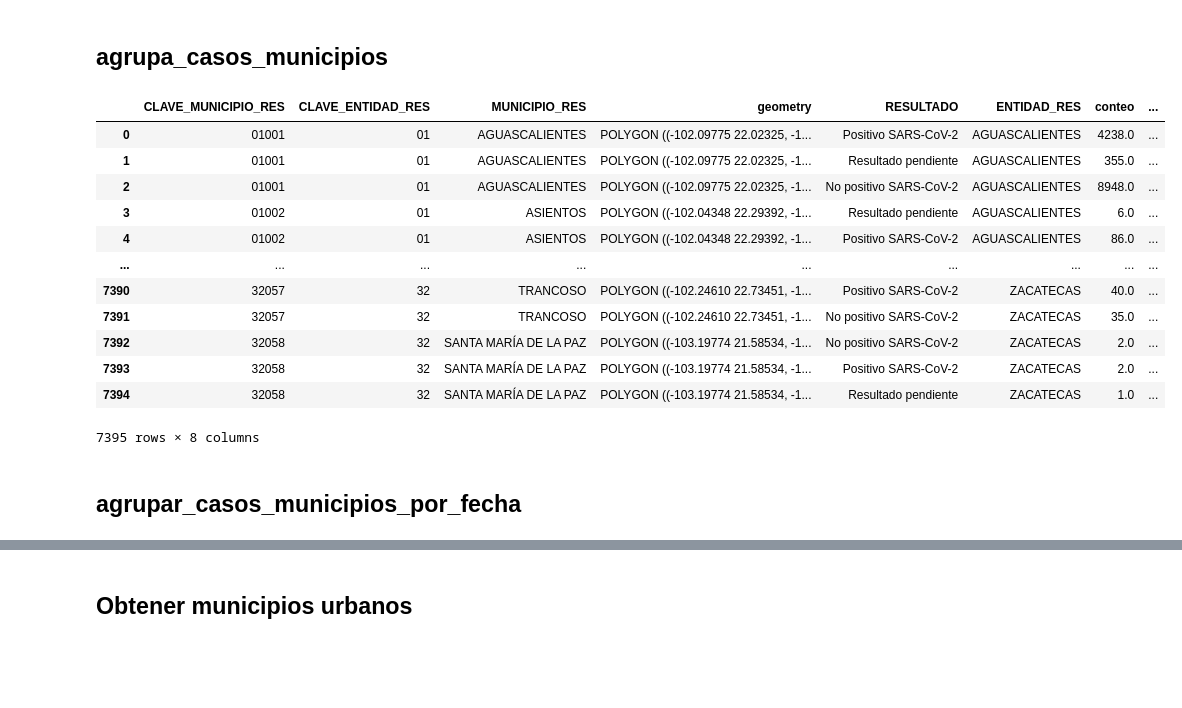
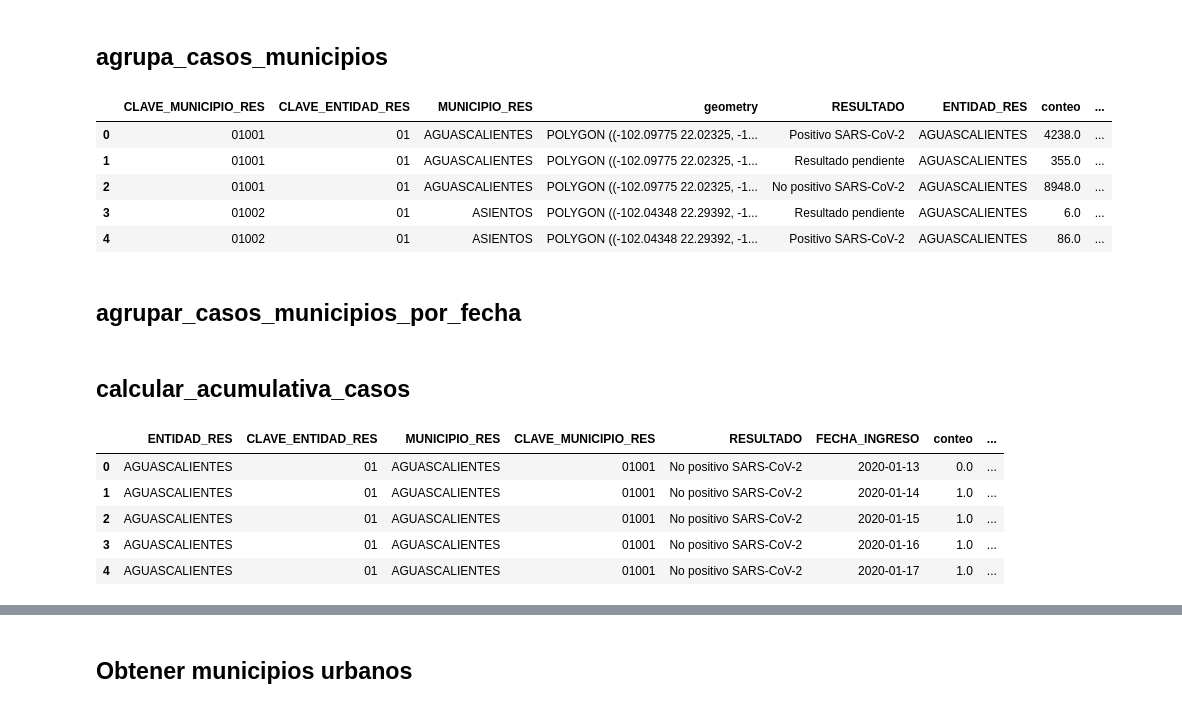
Before and after one commit to rausial/covid19_vulnerabilidad_mex, a Jupyter notebook: 00_datos.ipynb, the cells around one changed output, grey strips where cells are left out. Saved outputs shown, nothing was run; the diff lists cells and outputs as text; code cells hidden in the pictures; blank space fills up the shorter version.

```diff
--- a/00_datos.ipynb
+++ b/00_datos.ipynb
@@ -211 +209,4 @@ casos_df = carga_datos_covid19_MX(resolver_claves='si_no_binarias')
+# %%
+ayer = date.today() - timedelta(days=1)
+casos_df = carga_datos_covid19_MX(fecha=ayer.strftime('%y%m%d'), resolver_claves='si_no_binarias')
 # %%
@@ -315,21 +310,14 @@ def agrupa_casos_municipios(casos_df):
 # %%
 casos_municipales = agrupa_casos_municipios(casos_df)
 # %%
-casos_municipales
+casos_municipales.head()
 # %% [output]
 |  | CLAVE_MUNICIPIO_RES | CLAVE_ENTIDAD_RES | MUNICIPIO_RES | geometry | RESULTADO | ENTIDAD_RES | conteo | ... |
 | 0 | 01001 | 01 | AGUASCALIENTES | POLYGON ((-102.09775 22.02325, -1... | Positivo SARS-CoV-2 | AGUASCALIENTES | 4238.0 | ... |
 | 1 | 01001 | 01 | AGUASCALIENTES | POLYGON ((-102.09775 22.02325, -1... | Resultado pendiente | AGUASCALIENTES | 355.0 | ... |
 | 2 | 01001 | 01 | AGUASCALIENTES | POLYGON ((-102.09775 22.02325, -1... | No positivo SARS-CoV-2 | AGUASCALIENTES | 8948.0 | ... |
 | 3 | 01002 | 01 | ASIENTOS | POLYGON ((-102.04348 22.29392, -1... | Resultado pendiente | AGUASCALIENTES | 6.0 | ... |
 | 4 | 01002 | 01 | ASIENTOS | POLYGON ((-102.04348 22.29392, -1... | Positivo SARS-CoV-2 | AGUASCALIENTES | 86.0 | ... |
-| ... | ... | ... | ... | ... | ... | ... | ... | ... |
-| 7390 | 32057 | 32 | TRANCOSO | POLYGON ((-102.24610 22.73451, -1... | Positivo SARS-CoV-2 | ZACATECAS | 40.0 | ... |
-| 7391 | 32057 | 32 | TRANCOSO | POLYGON ((-102.24610 22.73451, -1... | No positivo SARS-CoV-2 | ZACATECAS | 35.0 | ... |
-| 7392 | 32058 | 32 | SANTA MARÍA DE LA PAZ | POLYGON ((-103.19774 21.58534, -1... | No positivo SARS-CoV-2 | ZACATECAS | 2.0 | ... |
-| 7393 | 32058 | 32 | SANTA MARÍA DE LA PAZ | POLYGON ((-103.19774 21.58534, -1... | Positivo SARS-CoV-2 | ZACATECAS | 2.0 | ... |
-| 7394 | 32058 | 32 | SANTA MARÍA DE LA PAZ | POLYGON ((-103.19774 21.58534, -1... | Resultado pendiente | ZACATECAS | 1.0 | ... |
-7395 rows × 8 columns
 # %% [markdown]
 ## agrupar_casos_municipios_por_fecha
 # %%
@@ -388,0 +381,2 @@ mun_covid.query('defunciones > 0').sort_values(by=['CLAVE_MUNICIPIO_RES', 'FECHA
+# %% [markdown]
+## calcular_acumulativa_casos
@@ -388,0 +406,9 @@ mun_covid.query('defunciones > 0').sort_values(by=['CLAVE_MUNICIPIO_RES', 'FECHA
+# %%
+serie_casos_acumulativa.head()
+# %% [output]
+|  | ENTIDAD_RES | CLAVE_ENTIDAD_RES | MUNICIPIO_RES | CLAVE_MUNICIPIO_RES | RESULTADO | FECHA_INGRESO | conteo | ... |
+| 0 | AGUASCALIENTES | 01 | AGUASCALIENTES | 01001 | No positivo SARS-CoV-2 | 2020-01-13 | 0.0 | ... |
+| 1 | AGUASCALIENTES | 01 | AGUASCALIENTES | 01001 | No positivo SARS-CoV-2 | 2020-01-14 | 1.0 | ... |
+| 2 | AGUASCALIENTES | 01 | AGUASCALIENTES | 01001 | No positivo SARS-CoV-2 | 2020-01-15 | 1.0 | ... |
+| 3 | AGUASCALIENTES | 01 | AGUASCALIENTES | 01001 | No positivo SARS-CoV-2 | 2020-01-16 | 1.0 | ... |
+| 4 | AGUASCALIENTES | 01 | AGUASCALIENTES | 01001 | No positivo SARS-CoV-2 | 2020-01-17 | 1.0 | ... |
```
Also changed, not shown: parts of 18 cells of this notebook, 4 other files.
